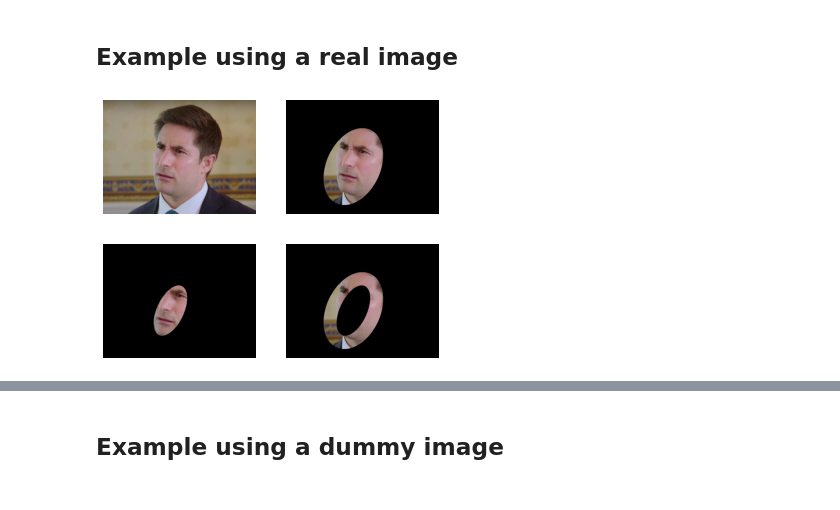
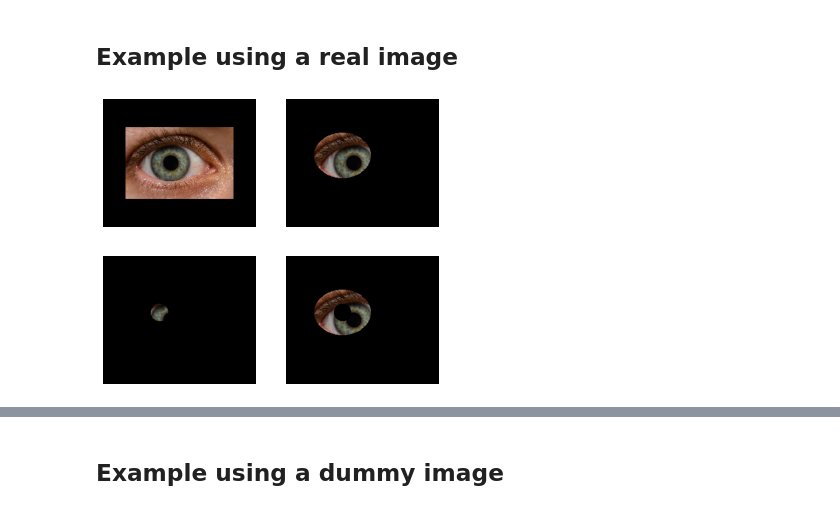
Before and after one commit to ComputerVisionLaboratory/CSF, a Jupyter notebook: nbs/02_esf.ipynb, the cells around one changed output, grey strips where cells are left out. Cells and saved outputs as stored; diff of their text form; code cells hidden in the pictures.

```diff
--- a/nbs/02_esf.ipynb
+++ b/nbs/02_esf.ipynb
@@ -46,18 +48,24 @@ def plot_images(imgs):
         ax.axis('off')
     plt.show()
 # %%
-img = cv.imread('../images/face.jpeg')
+img = cv.imread('../images/eye.png')
+img = cv.resize(img, (192, 128))
 
-angle = 25
-center = 500, 500
-axes_out = 200, 300
+angle = 0
+center = 100, 100
+axes_out = 50, 40
+
+top = bottom = axes_out[0]
+right = left = axes_out[1]
+borderType = cv.BORDER_CONSTANT
+img = cv.copyMakeBorder(img, top, bottom, left, right, borderType)
+
 full_region = elliptic_region(img, center, axes_out, angle=angle, as_image=True)
-
 plot_images([img, full_region])
 # %% [output]
-[figure, old version]
+[figure, new version]
 # %%
-axes_in = 100, 200
+axes_in = 15, 15
 
 blank_img = np.ones(full_region.shape[:2], dtype='uint8') * 255
 mask = elliptic_region(blank_img, center=center, axes=axes_in, as_image=True, crop=False, angle=angle)[:,:,0]
@@ -66,7 +74,7 @@ outer_region = cv.bitwise_and(full_region, full_region.copy(), mask=cv.bitwise_n
 inner_region = elliptic_region(full_region, center=center, axes=axes_in, as_image=True, crop=False, angle=angle)
 plot_images([inner_region, outer_region])
 # %% [output]
-[figure, old version]
+[figure, new version]
 # %%
 csf = EllipticalSeparabilityFilter(axes_in, axes_out, angle)
 
```
Also changed, not shown: parts of 6 cells of this notebook, 9 other files.
